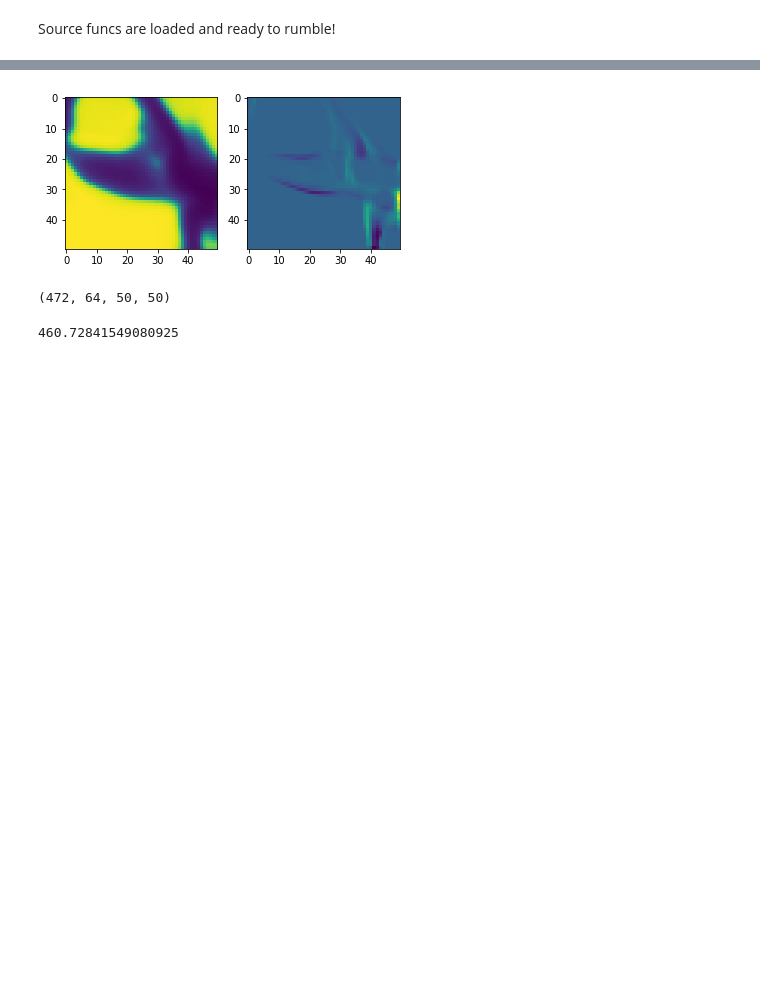
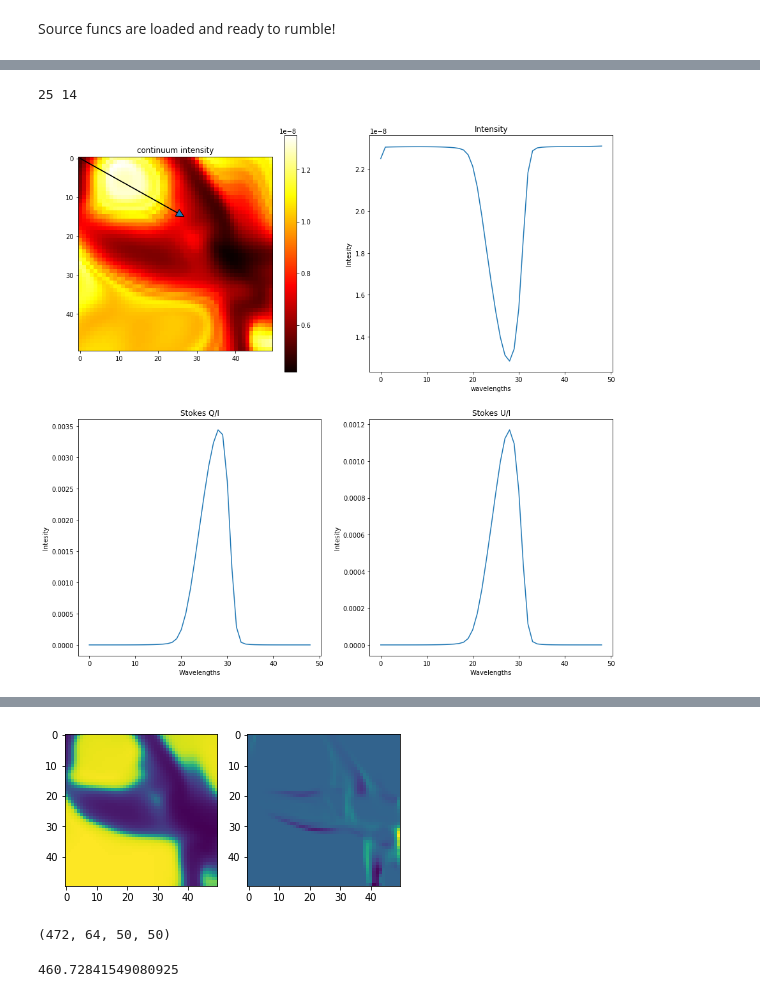
Before and after one commit to neerajkulk/reconstruct_hanle, a Jupyter notebook: notebooks/spol_synthesize.ipynb, the cells around one changed output, grey strips where cells are left out. Drawn from its saved outputs; the diff is of its cells as text; code cells hidden in the pictures; blank space fills up the shorter version.

```diff
--- a/notebooks/spol_synthesize.ipynb
+++ b/notebooks/spol_synthesize.ipynb
@@ -270,17 +174,0 @@ import time
-# %%
-
-start = time.time()
-Q_cube = np.zeros((NLAMBDA,NZ,NY,NX))
-src_fnc = Source_function(direct)
-S = src_fnc.source_q(1.0,0.0)
-Q_cube[:,-1,:,:] = S[:,-1,:,:]  # Set S = I at bottom of atmosphere
-
-for l in range(NLAMBDA):
-    for j in range(NY):
-        for i in range(NX):
-            for d in np.arange(NZ-2,-1,-1): # from bottom to top (d is decreasing)
-                dtau = tau_cube[l,d+1,j,i] - tau_cube[l,d,j,i]
-                Q_cube[l,d,j,i] = sc_formal_solver(Q_cube[l,d+1,j,i],dtau,S[l,d+1,j,i],S[l,d,j,i])
-
-end = time.time()
-print(end - start)
@@ -289,12 +174,0 @@ print(end - start)
-# %%
-U_cube = np.zeros((NLAMBDA,NZ,NY,NX))
-src_fnc = Source_function(direct)
-S = src_fnc.source_u(1.0,0.0)
-U_cube[:,-1,:,:] = S[:,-1,:,:]  # Set S = I at bottom of atmosphere
-
-for l in range(NLAMBDA):
-    for j in range(NY):
-        for i in range(NX):
-            for d in np.arange(NZ-2,-1,-1): # from bottom to top (d is decreasing)
-                dtau = tau_cube[l,d+1,j,i] - tau_cube[l,d,j,i]
-                U_cube[l,d,j,i] = sc_formal_solver(U_cube[l,d+1,j,i],dtau,S[l,d+1,j,i],S[l,d,j,i])
@@ -327,0 +321,8 @@ view_signal(25)
+# %%
+i = np.random.randint(50)
+j = np.random.randint(50)
+print(i,j)
+view_spectra(i,j)
+# %% [output]
+25 14
+[figure, added]
```
Also changed, not shown: parts of 53 cells of this notebook.
